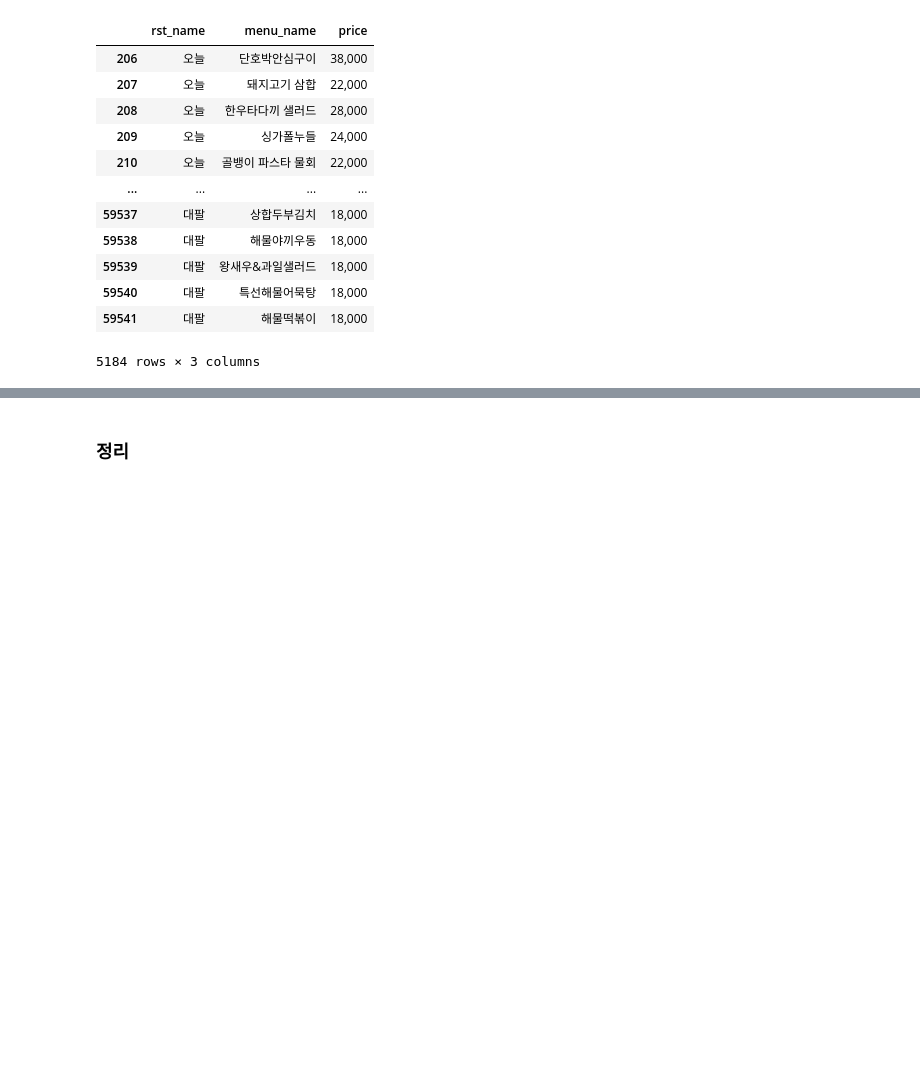
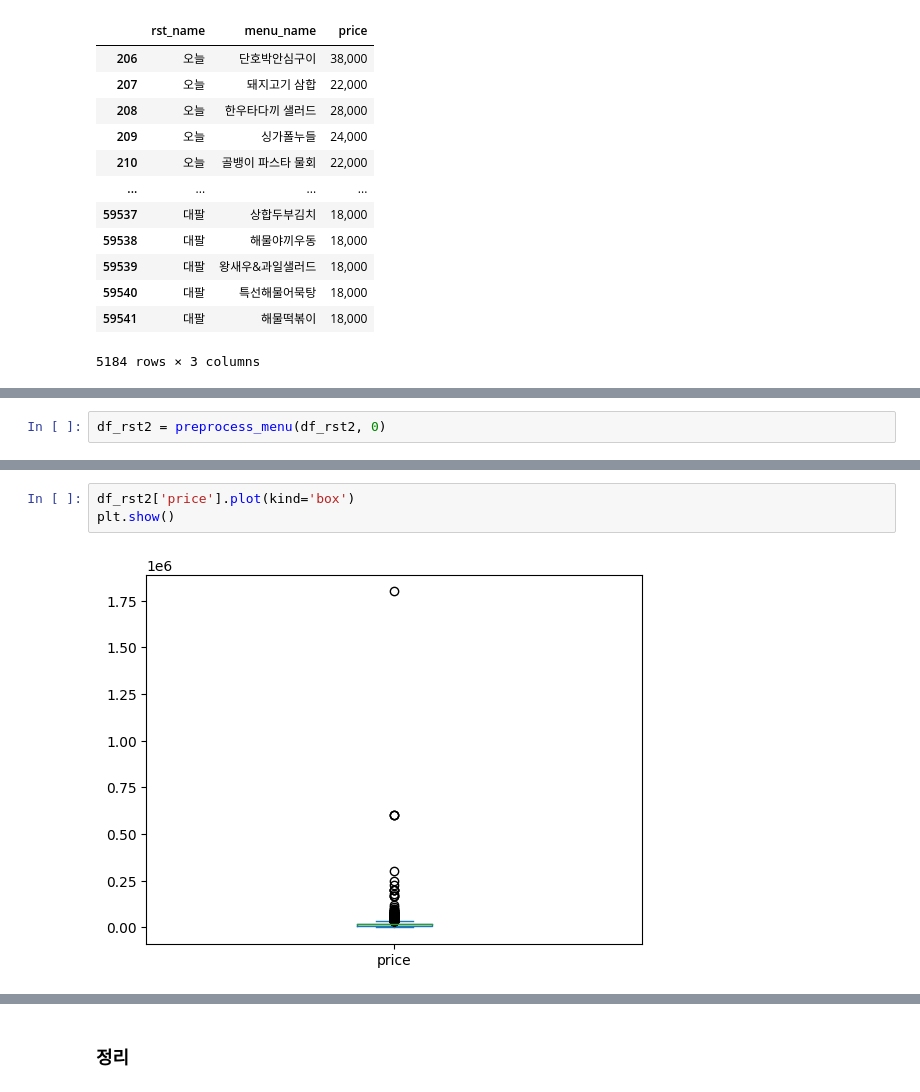
Before and after one commit to SJU-Capstone-DS-DayOne/Palette-AI-models, a Jupyter notebook: Crawling/preprocess/preprocess_menu.ipynb, the cells around one changed output, grey strips where cells are left out. Drawn from its saved outputs; the diff is of its cells as text; blank space fills up the shorter version.

```diff
--- a/Crawling/preprocess/preprocess_menu.ipynb
+++ b/Crawling/preprocess/preprocess_menu.ipynb
@@ -500,0 +624,2 @@ df_rst2
+# %%
+df_rst2 = preprocess_menu(df_rst2, 0)
@@ -500,0 +638,5 @@ df_rst2
+# %%
+df_rst2['price'].plot(kind='box')
+plt.show()
+# %% [output]
+[figure, added]
```
Also changed, not shown: parts of 25 cells of this notebook, 2 other files.
